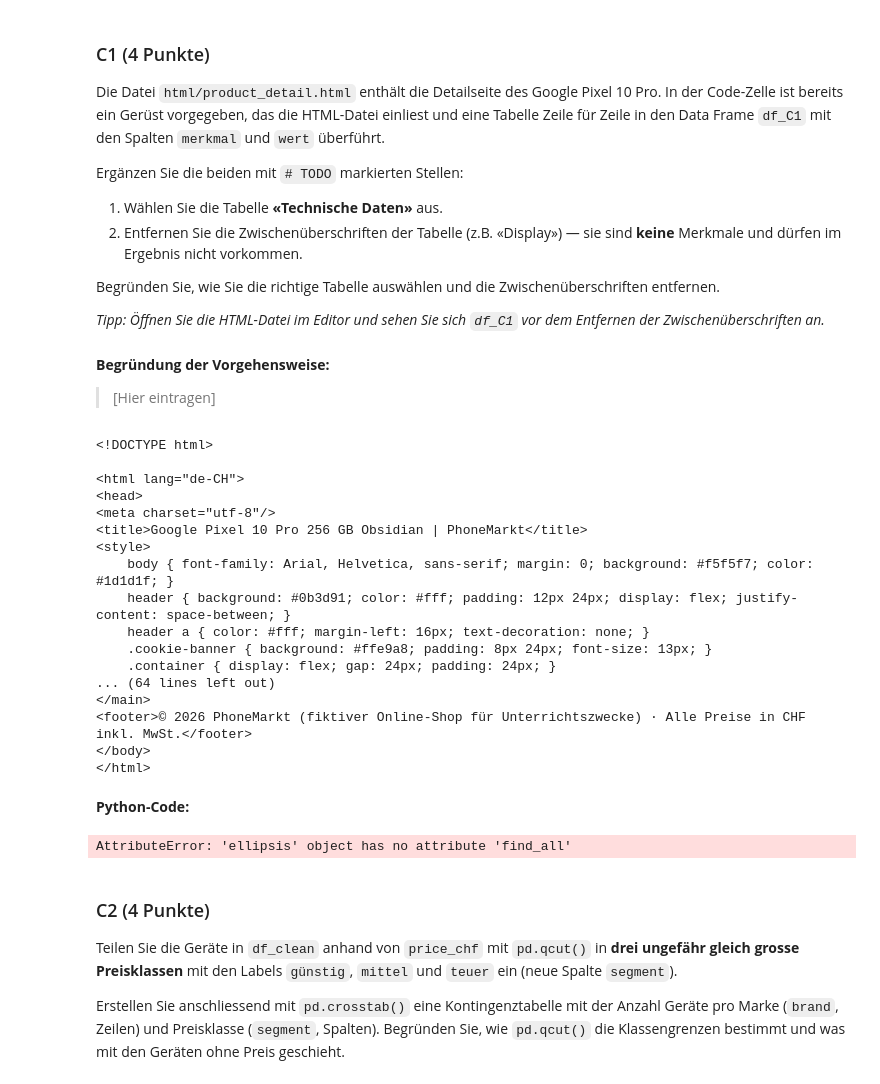
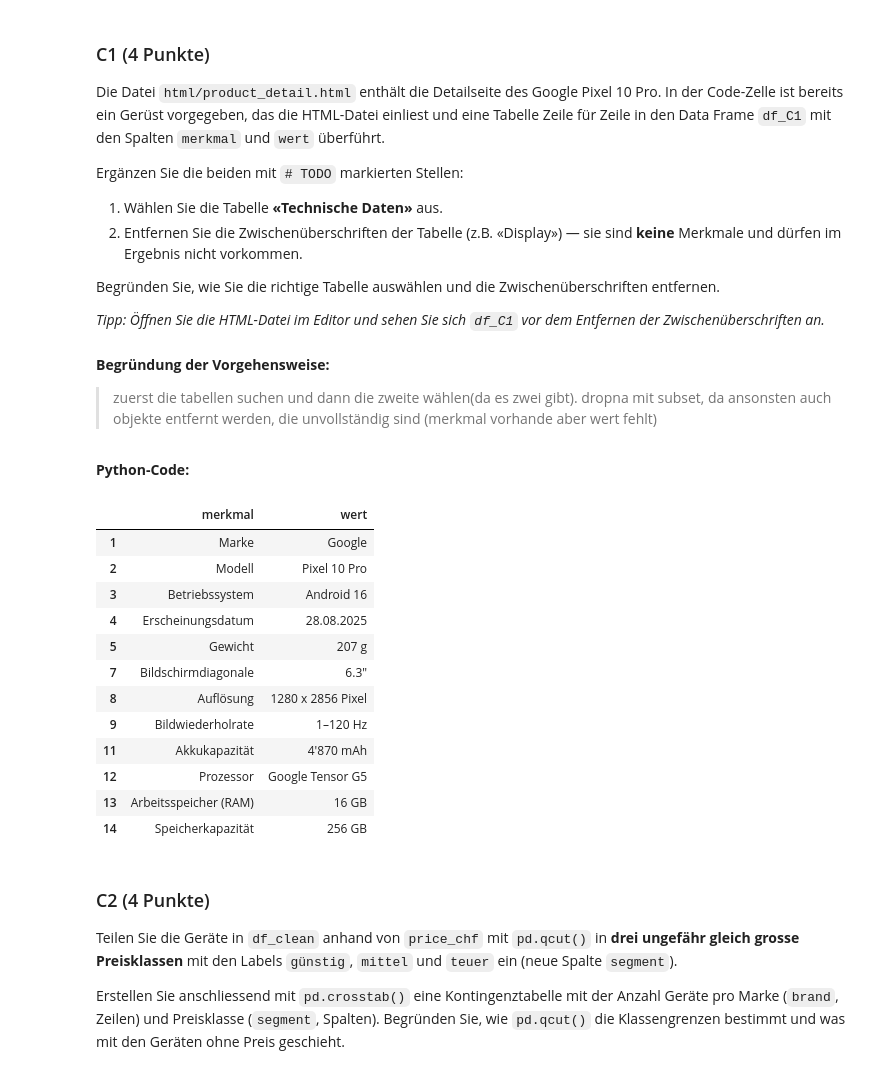
Before and after one commit to zman-ch/DS_HS2026_LNW, a Jupyter notebook: DS_HS2026_LNW_I_Examples/AP02/AP02_Datenbeschaffung_Aufbereitung_EDA.ipynb, the cells around one changed output. Drawn from its saved outputs; the diff is of its cells as text; code cells hidden in the pictures.

```diff
--- a/DS_HS2026_LNW_I_Examples/AP02/AP02_Datenbeschaffung_Aufbereitung_EDA.ipynb
+++ b/DS_HS2026_LNW_I_Examples/AP02/AP02_Datenbeschaffung_Aufbereitung_EDA.ipynb
@@ -384,61 +384,49 @@ Begründen Sie, wie Sie die richtige Tabelle auswählen und die Zwischenübersch
 # %% [markdown]
 **Begründung der Vorgehensweise:**
 
-> [Hier eintragen]
+> zuerst die tabellen suchen und dann die zweite wählen(da es zwei gibt).
+> dropna mit subset, da ansonsten auch objekte entfernt werden, die unvollständig sind (merkmal vorhande aber wert fehlt)
-# %%
-# Read html from file
-with open('html/product_detail.html', 'r', encoding='utf-8') as file:
-    html_content = file.read()
-
-# Parse the HTML content
-soup = BeautifulSoup(html_content, 'html.parser')
-soup
-# %% [output]
-<!DOCTYPE html>
-
-<html lang="de-CH">
-<head>
-<meta charset="utf-8"/>
-<title>Google Pixel 10 Pro 256 GB Obsidian | PhoneMarkt</title>
-<style>
-    body { font-family: Arial, Helvetica, sans-serif; margin: 0; background: #f5f5f7; color: #1d1d1f; }
-    header { background: #0b3d91; color: #fff; padding: 12px 24px; display: flex; justify-content: space-between; }
-    header a { color: #fff; margin-left: 16px; text-decoration: none; }
-    .cookie-banner { background: #ffe9a8; padding: 8px 24px; font-size: 13px; }
-    .container { display: flex; gap: 24px; padding: 24px; }
-... (64 lines left out)
-</main>
-<footer>© 2026 PhoneMarkt (fiktiver Online-Shop für Unterrichtszwecke) · Alle Preise in CHF inkl. MwSt.</footer>
-</body>
-</html>
 # %% [markdown]
 **Python-Code:**
 # %%
 # Read html from file
 with open('html/product_detail.html', 'r', encoding='utf-8') as file:
     html_content = file.read()
 
 # Parse the HTML content
 soup = BeautifulSoup(html_content, 'html.parser')
 
 # TODO: Locate the table «Technische Daten»
-table = ...
+table = soup.select("table")[1]
 
 # Extract table rows
 rows = []
 for row in table.find_all('tr'):
     rows.append([cell.get_text().strip() for cell in row.find_all('td')])
 
 # Create a DataFrame
 df_C1 = pd.DataFrame(rows, columns=['merkmal', 'wert'])
 
 # TODO: Remove the sub-headings (e.g. «Display»)
+df_C1 = df_C1.dropna(subset='merkmal')
 
 
 # Show the result
 df_C1
 # %% [output]
-AttributeError: 'ellipsis' object has no attribute 'find_all'
+|  | merkmal | wert |
+| 1 | Marke | Google |
+| 2 | Modell | Pixel 10 Pro |
+| 3 | Betriebssystem | Android 16 |
+| 4 | Erscheinungsdatum | 28.08.2025 |
+| 5 | Gewicht | 207 g |
+| 7 | Bildschirmdiagonale | 6.3" |
+| 8 | Auflösung | 1280 x 2856 Pixel |
+| 9 | Bildwiederholrate | 1–120 Hz |
+| 11 | Akkukapazität | 4'870 mAh |
+| 12 | Prozessor | Google Tensor G5 |
+| 13 | Arbeitsspeicher (RAM) | 16 GB |
+| 14 | Speicherkapazität | 256 GB |
 # %% [markdown]
 ### C2 (4 Punkte)
 
```
Also changed, not shown: parts of 6 cells of this notebook, 35 other files.
